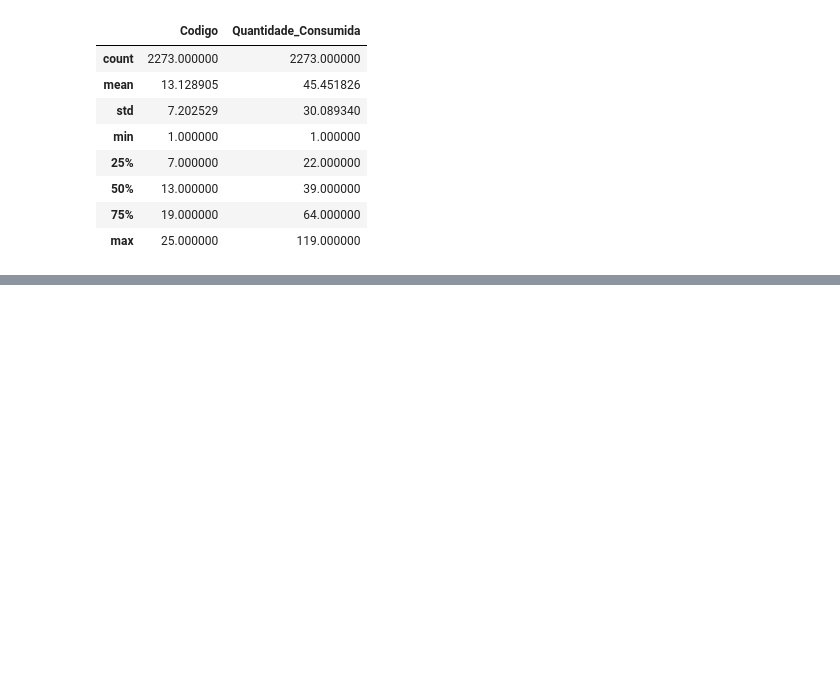
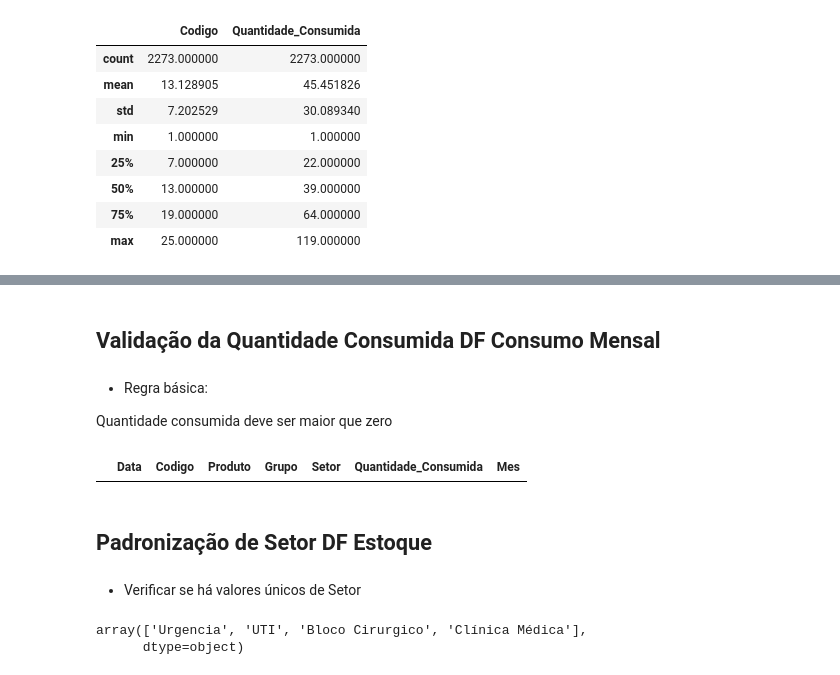
Before and after one commit to AdrianAlves-Nct/analise-estoque-hospitalar, a Jupyter notebook: notebooks/analise_estoque_atual.ipynb, the cells around one changed output, grey strips where cells are left out. Drawn from its saved outputs; the diff is of its cells as text; code cells hidden in the pictures; blank space fills up the shorter version.

```diff
--- a/notebooks/analise_estoque_atual.ipynb
+++ b/notebooks/analise_estoque_atual.ipynb
@@ -221,0 +263,21 @@ memory usage: 106.7+ KB
+# %% [markdown]
+## Validação da Quantidade Consumida DF Consumo Mensal
+# %% [markdown]
+- Regra básica:
+
+Quantidade consumida deve ser maior que zero
+# %%
+condicao_consumo = df_consumo_mensal["Quantidade_Consumida"] < 0
+display(df_consumo_mensal[condicao_consumo])
+# %% [output]
+|  | Data | Codigo | Produto | Grupo | Setor | Quantidade_Consumida | Mes |
+# %% [markdown]
+## Padronização de Setor DF Estoque
+# %% [markdown]
+- Verificar se há valores únicos de Setor
+# %%
+setores_unicos = df_consumo_mensal["Setor"].unique()
+display(setores_unicos)
+# %% [output]
+array(['Urgencia', 'UTI', 'Bloco Cirurgico', 'Clínica Médica'],
+      dtype=object)
```
Also changed, not shown: parts of 9 cells of this notebook.
